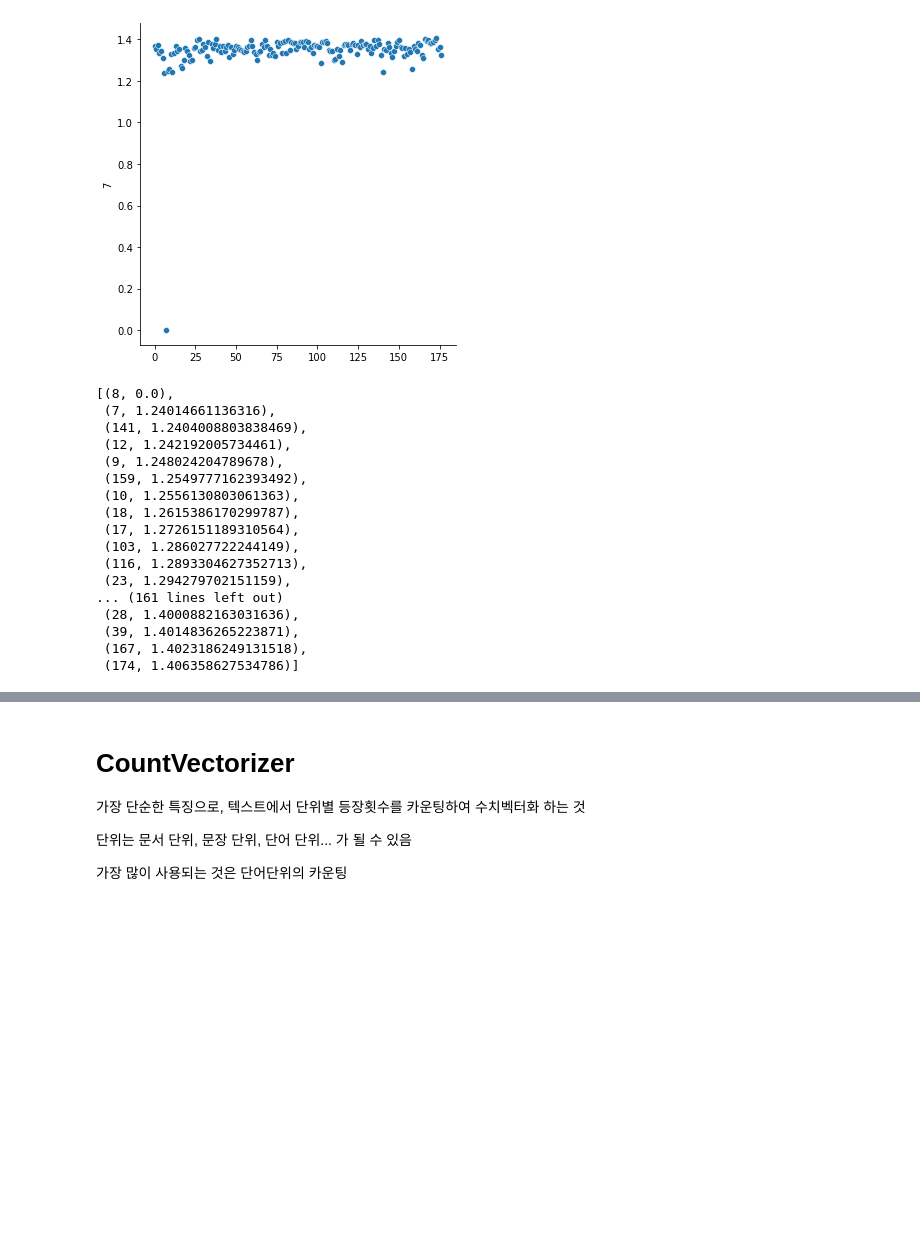
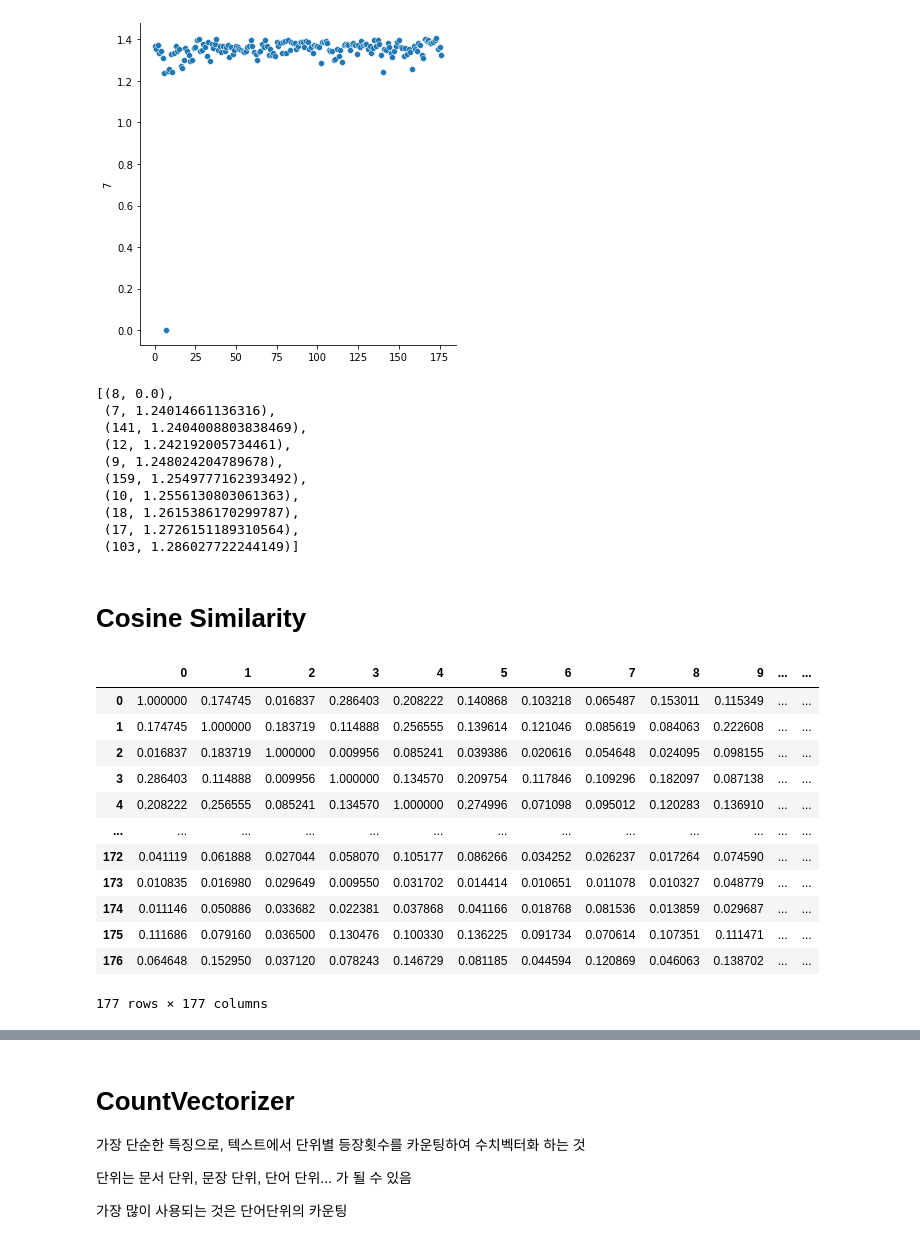
Before and after one commit to park1997/Industrial_safety_and_health_law-visualization, a Jupyter notebook: ParkByeongHyeon/산업안전보건법_XML.ipynb, the cells around one changed output, grey strips where cells are left out. Cells and saved outputs as stored; diff of their text form; code cells hidden in the pictures; blank space fills up the shorter version.

```diff
--- a/ParkByeongHyeon/산업안전보건법_XML.ipynb
+++ b/ParkByeongHyeon/산업안전보건법_XML.ipynb
@@ -527,13 +529,13 @@ plt.show()
 # %%
 # euclidean distance 값으로
 # 8조와 가장 비슷한 조를 찾기위한 과정
-y = euclidean_result_df[jo-1]
+y_euclidean = euclidean_result_df[jo-1]
 dic ={}
-for i in range(len(y)):
-    dic[i+1] = y[i]
+for i in range(len(y_euclidean)):
+    dic[i+1] = y_euclidean[i]
 #8조와 비슷한 조 찾기 위함
-# euclidean distance 를 dic에 씌워 sorting 함
-sorted(dic.items(), key=lambda x: x[1])
+# euclidean distance 를 dic에 씌워 sorting 함(1부터 10위까지)
+sorted(dic.items(), key=lambda x: x[1])[0:10]
 # %% [output]
 [(8, 0.0),
  (7, 1.24014661136316),
@@ -544,11 +546,6 @@ sorted(dic.items(), key=lambda x: x[1])
  (10, 1.2556130803061363),
  (18, 1.2615386170299787),
  (17, 1.2726151189310564),
- (103, 1.286027722244149),
- (116, 1.2893304627352713),
- (23, 1.294279702151159),
-... (161 lines left out)
- (28, 1.4000882163031636),
- (39, 1.4014836265223871),
- (167, 1.4023186249131518),
- (174, 1.406358627534786)]
+ (103, 1.286027722244149)]
+# %% [markdown]
+# Cosine Similarity
@@ -554,0 +559,19 @@ sorted(dic.items(), key=lambda x: x[1])
+# %%
+# 모든 조에 해당하는 cosine similarity 결과 값을
+# DataFrame 형태로 변환
+cosine_result_df = pd.DataFrame(cosine_result)
+cosine_result_df
+# %% [output]
+|  | 0 | 1 | 2 | 3 | 4 | 5 | 6 | 7 | 8 | 9 | ... | ... |
+| 0 | 1.000000 | 0.174745 | 0.016837 | 0.286403 | 0.208222 | 0.140868 | 0.103218 | 0.065487 | 0.153011 | 0.115349 | ... | ... |
+| 1 | 0.174745 | 1.000000 | 0.183719 | 0.114888 | 0.256555 | 0.139614 | 0.121046 | 0.085619 | 0.084063 | 0.222608 | ... | ... |
+| 2 | 0.016837 | 0.183719 | 1.000000 | 0.009956 | 0.085241 | 0.039386 | 0.020616 | 0.054648 | 0.024095 | 0.098155 | ... | ... |
+| 3 | 0.286403 | 0.114888 | 0.009956 | 1.000000 | 0.134570 | 0.209754 | 0.117846 | 0.109296 | 0.182097 | 0.087138 | ... | ... |
+| 4 | 0.208222 | 0.256555 | 0.085241 | 0.134570 | 1.000000 | 0.274996 | 0.071098 | 0.095012 | 0.120283 | 0.136910 | ... | ... |
+| ... | ... | ... | ... | ... | ... | ... | ... | ... | ... | ... | ... | ... |
+| 172 | 0.041119 | 0.061888 | 0.027044 | 0.058070 | 0.105177 | 0.086266 | 0.034252 | 0.026237 | 0.017264 | 0.074590 | ... | ... |
+| 173 | 0.010835 | 0.016980 | 0.029649 | 0.009550 | 0.031702 | 0.014414 | 0.010651 | 0.011078 | 0.010327 | 0.048779 | ... | ... |
+| 174 | 0.011146 | 0.050886 | 0.033682 | 0.022381 | 0.037868 | 0.041166 | 0.018768 | 0.081536 | 0.013859 | 0.029687 | ... | ... |
+| 175 | 0.111686 | 0.079160 | 0.036500 | 0.130476 | 0.100330 | 0.136225 | 0.091734 | 0.070614 | 0.107351 | 0.111471 | ... | ... |
+| 176 | 0.064648 | 0.152950 | 0.037120 | 0.078243 | 0.146729 | 0.081185 | 0.044594 | 0.120869 | 0.046063 | 0.138702 | ... | ... |
+177 rows × 177 columns
```
Also changed, not shown: parts of 8 cells of this notebook.
